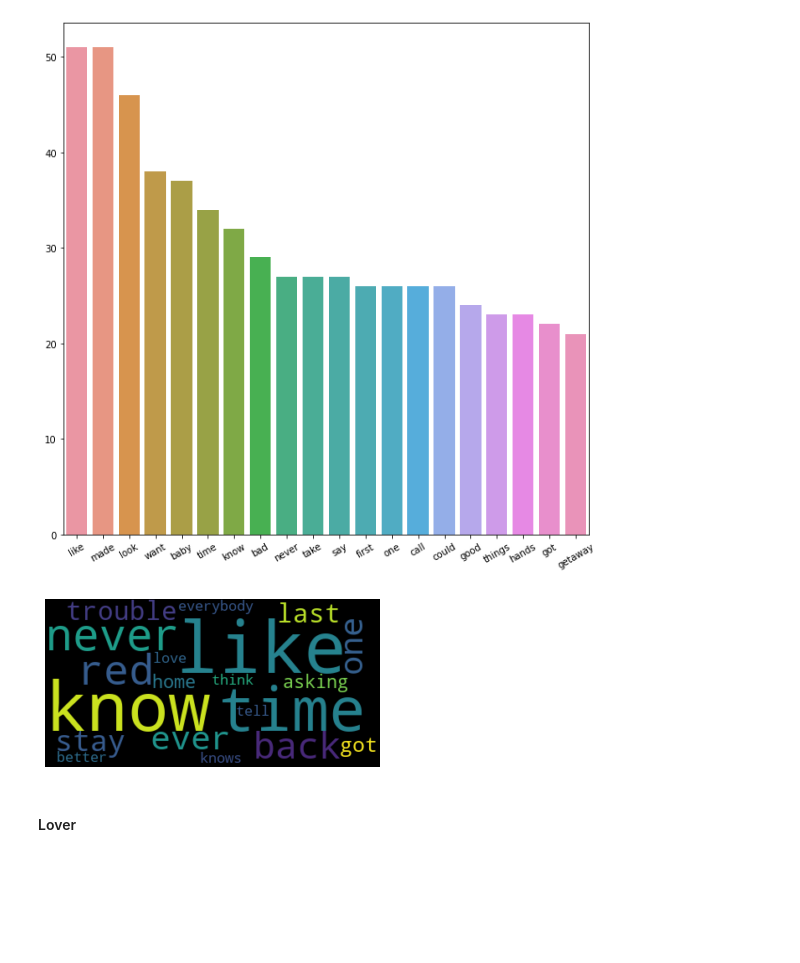
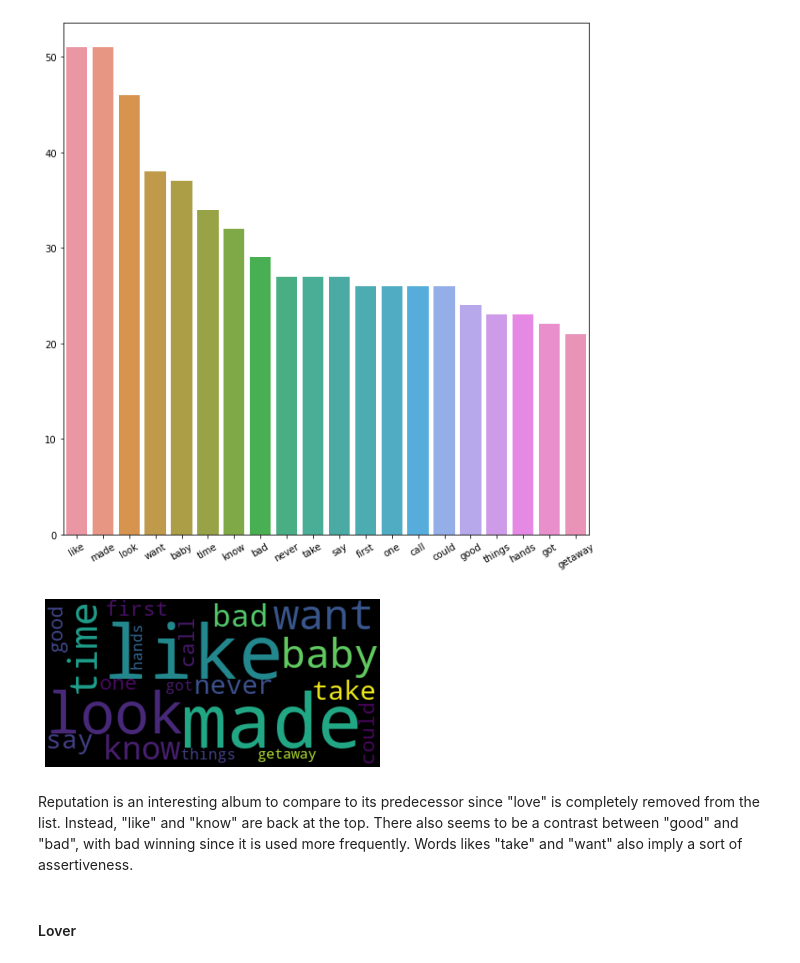
Before and after one commit to juliettecornet/Final-Project-, a Jupyter notebook: FinalProject/Taylor.ipynb, the cells around one changed output. Saved outputs shown, nothing was run; the diff lists cells and outputs as text; code cells hidden in the pictures; blank space fills up the shorter version.

```diff
--- a/FinalProject/Taylor.ipynb
+++ b/FinalProject/Taylor.ipynb
@@ -403,13 +417,15 @@ plt.xticks(rotation=30);
 # %%
 wcloud6 = WordCloud().generate_from_frequencies(rep_fdist)
 # Plotting the wordcloud
-plt.imshow(wcloud4, interpolation="bilinear")
+plt.imshow(wcloud6, interpolation="bilinear")
 
 plt.axis("off")
 (-0.5, 399.5, 199.5, -0.5)
 plt.show()
 # %% [output]
-[figure, old version]
+[figure, new version]
+# %% [markdown]
+Reputation is an interesting album to compare to its predecessor since "love" is completely removed from the list. Instead, "like" and "know" are back at the top. There also seems to be a contrast between "good" and "bad", with bad winning since it is used more frequently. Words likes "take" and "want" also imply a sort of assertiveness.
 # %% [markdown]
 #### Lover
 # %%
```
Also changed, not shown: parts of 32 cells of this notebook, 1 other file.
